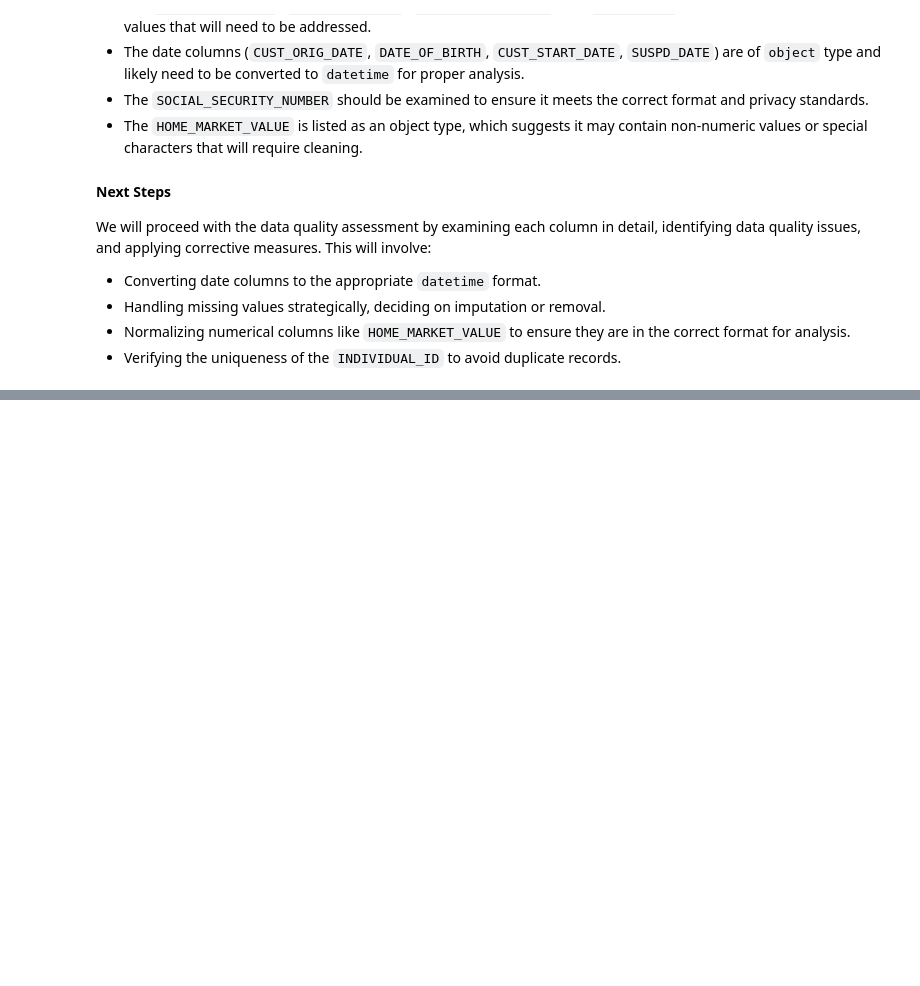
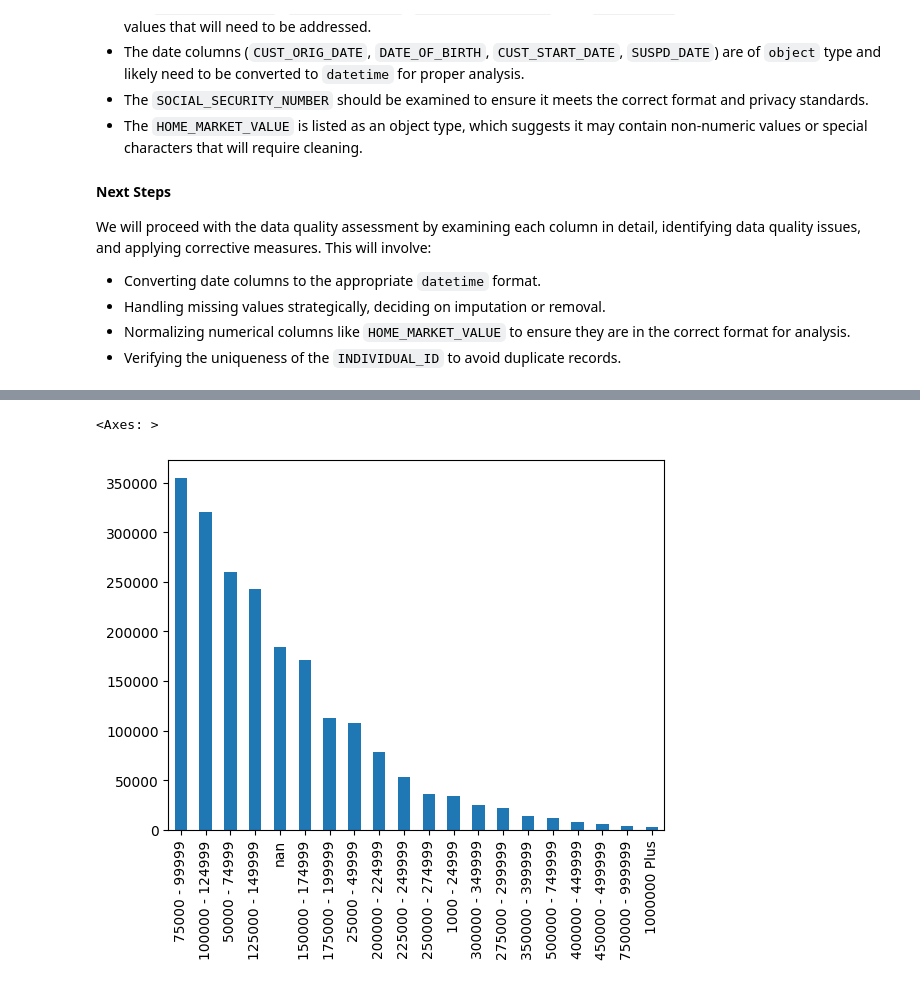
Before and after one commit to fabrizi0rigodanz0/Insurance_Analysis_ML, a Jupyter notebook: notebook.ipynb, the cells around one changed output, grey strips where cells are left out. Drawn from its saved outputs; the diff is of its cells as text; code cells hidden in the pictures; blank space fills up the shorter version.

```diff
--- a/notebook.ipynb
+++ b/notebook.ipynb
@@ -386,0 +498,12 @@ We will proceed with the data quality assessment by examining each column in det
+# %%
+# Before applying one-hot encoding, handle NaN values
+df['MARITAL_STATUS'] = df['MARITAL_STATUS'].fillna('Unknown')
+
+# Apply one-hot encoding to the MARITAL_STATUS column
+marital_status_dummies = pd.get_dummies(df['MARITAL_STATUS'], prefix='MARITAL_STATUS')
+
+# concatenate the new columns (one-hot encoded)
+df = pd.concat([df, marital_status_dummies], axis=1)
+
+# drop the original 'MARITAL_STATUS'
+df = df.drop('MARITAL_STATUS', axis=1)
@@ -386,0 +549,6 @@ We will proceed with the data quality assessment by examining each column in det
+# %%
+df['HOME_MARKET_VALUE'].unique()
+df['HOME_MARKET_VALUE'].value_counts(dropna=False).plot(kind='bar')
+# %% [output]
+<Axes: >
+[figure, added]
```
Also changed, not shown: parts of 14 cells of this notebook.
